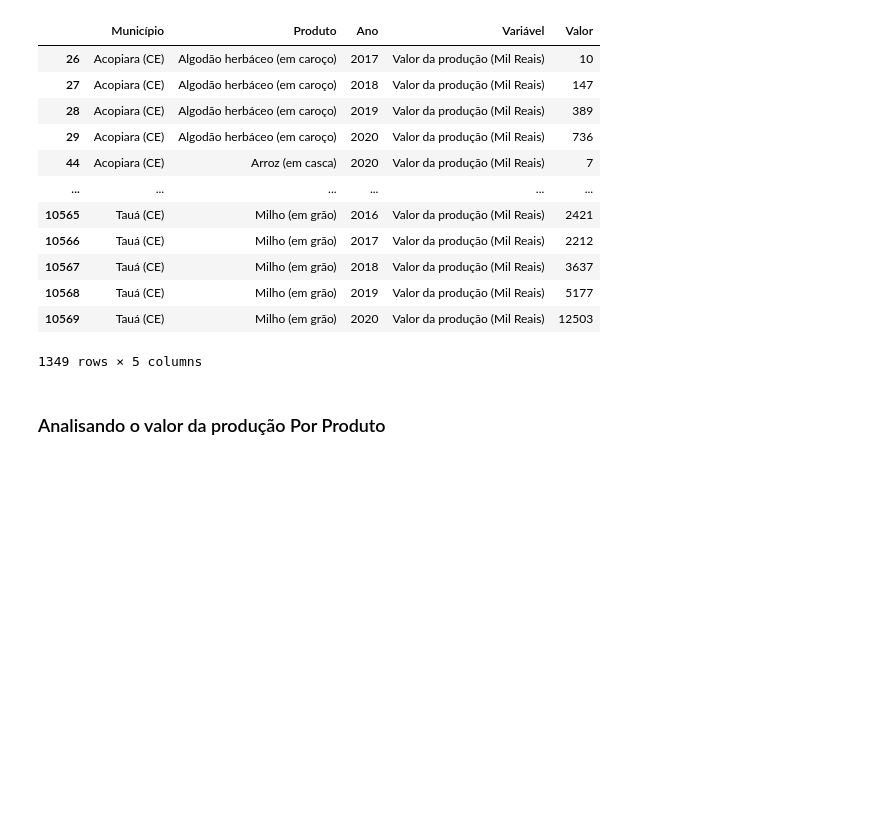
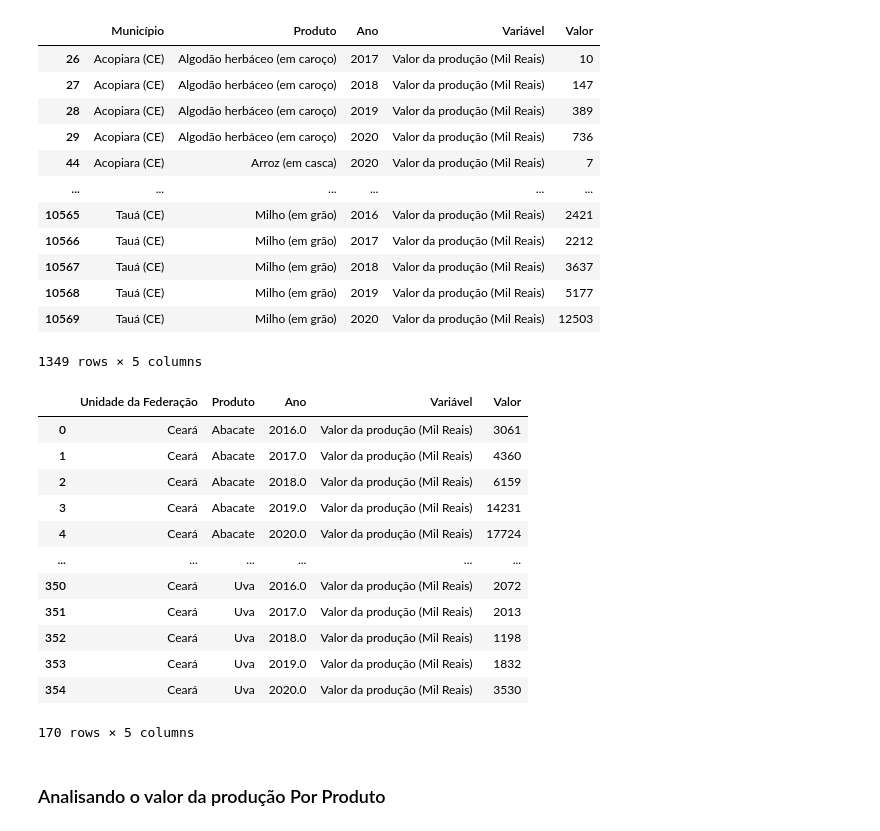
Before and after one commit to esdrasdelima/Pre-Modelagem-de-Dados, a Jupyter notebook: trabalho.ipynb, the cells around one changed output. Cells and saved outputs as stored; diff of their text form; code cells hidden in the pictures; blank space fills up the shorter version.

```diff
--- a/trabalho.ipynb
+++ b/trabalho.ipynb
@@ -40,16 +58,20 @@ df = df.rename(columns = {'Unnamed: 4': 'Valor','Produto das lavouras temporári
 ### Eliminando dados inválidos da coluna alvo
 # %%
 df["Valor"].replace({"-": "0", "--": "0", "...":"0"}, inplace=True)
+df_ce["Valor"].replace({"-": "0", "--": "0", "...":"0"}, inplace=True)
 # %% [markdown]
 ### Convertendo a coluna de valor para númerico
 # %%
 df["Valor"] = df[["Valor"]].apply(pd.to_numeric)
+df_ce["Valor"] = df_ce[["Valor"]].apply(pd.to_numeric)
 # %%
 df["Ano"] = df["Ano"].astype(int)
+df_ce["Valor"] = df_ce[["Valor"]].apply(pd.to_numeric)
 # %% [markdown]
 ### Filtrando apenas registros que possuam valor maior que zero
 # %%
 df = df[df.Valor > 0]
+df_ce = df_ce[df_ce.Valor > 0]
 # %%
 df
 # %% [output]
@@ -66,6 +88,22 @@ df
 | 10568 | Tauá (CE) | Milho (em grão) | 2019 | Valor da produção (Mil Reais) | 5177 |
 | 10569 | Tauá (CE) | Milho (em grão) | 2020 | Valor da produção (Mil Reais) | 12503 |
 1349 rows × 5 columns
+# %%
+df_ce
+# %% [output]
+|  | Unidade da Federação | Produto | Ano | Variável | Valor |
+| 0 | Ceará | Abacate | 2016.0 | Valor da produção (Mil Reais) | 3061 |
+| 1 | Ceará | Abacate | 2017.0 | Valor da produção (Mil Reais) | 4360 |
+| 2 | Ceará | Abacate | 2018.0 | Valor da produção (Mil Reais) | 6159 |
+| 3 | Ceará | Abacate | 2019.0 | Valor da produção (Mil Reais) | 14231 |
+| 4 | Ceará | Abacate | 2020.0 | Valor da produção (Mil Reais) | 17724 |
+| ... | ... | ... | ... | ... | ... |
+| 350 | Ceará | Uva | 2016.0 | Valor da produção (Mil Reais) | 2072 |
+| 351 | Ceará | Uva | 2017.0 | Valor da produção (Mil Reais) | 2013 |
+| 352 | Ceará | Uva | 2018.0 | Valor da produção (Mil Reais) | 1198 |
+| 353 | Ceará | Uva | 2019.0 | Valor da produção (Mil Reais) | 1832 |
+| 354 | Ceará | Uva | 2020.0 | Valor da produção (Mil Reais) | 3530 |
+170 rows × 5 columns
 # %% [markdown]
 ### Analisando o valor da produção Por Produto
 # %%
```
Also changed, not shown: parts of 4 cells of this notebook.
